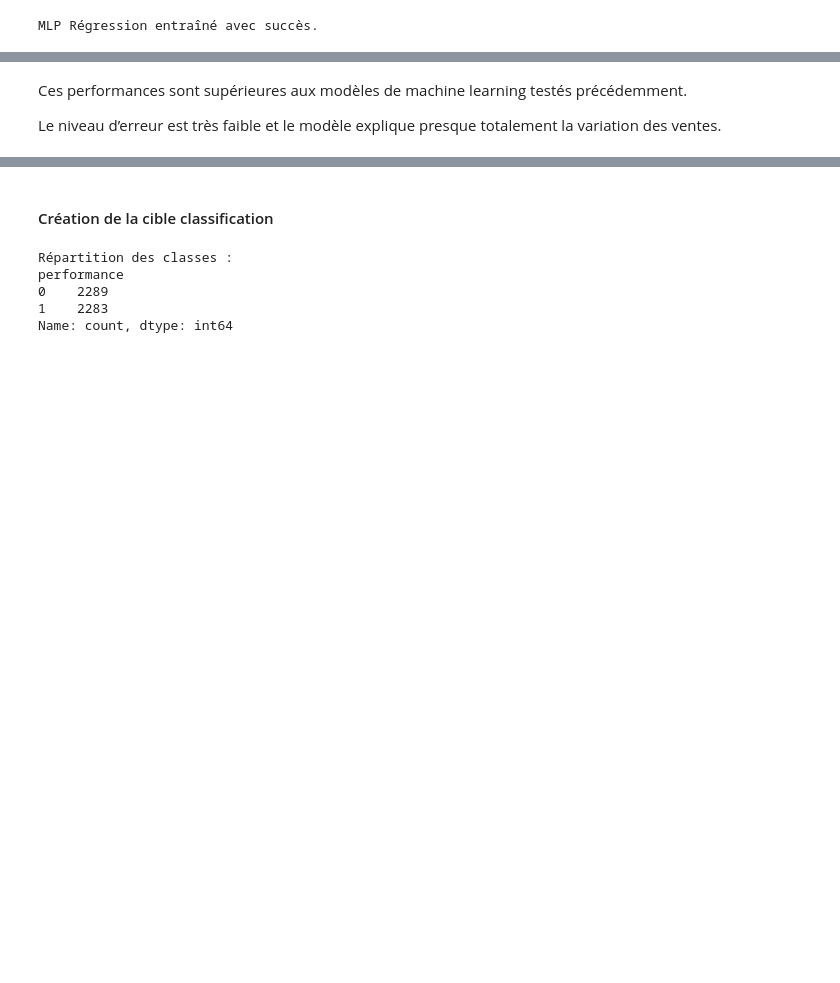
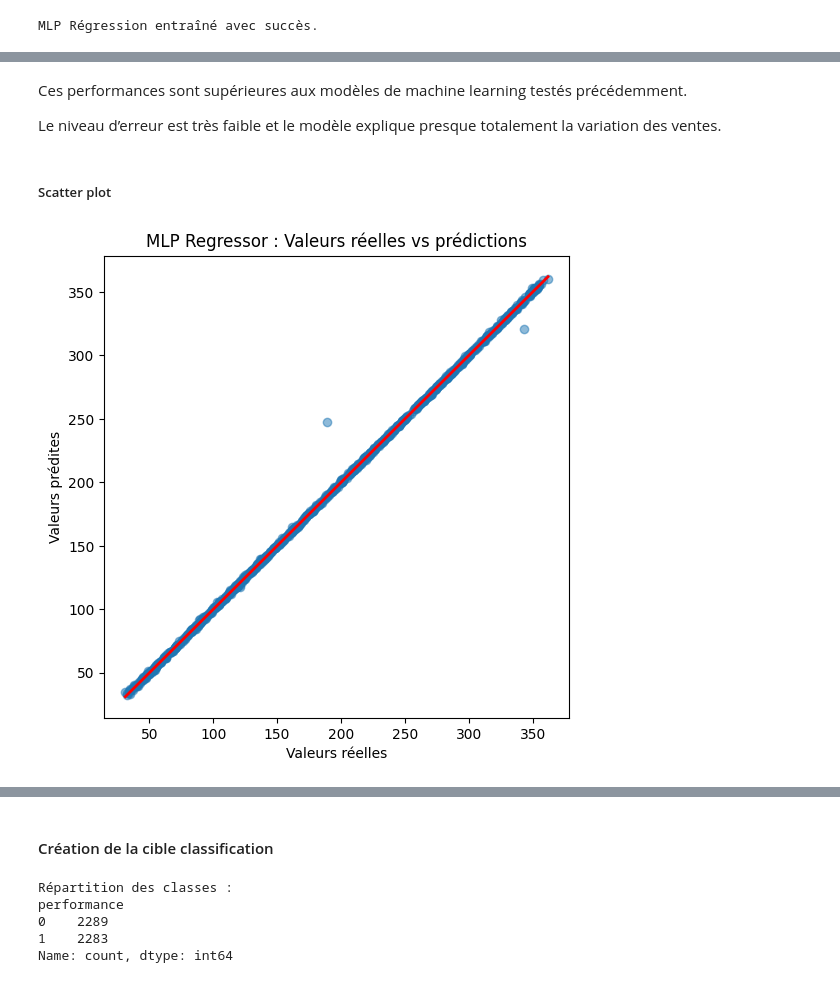
Before and after one commit to thelssa/marketing-roi-ml-project, a Jupyter notebook: notebooks/02_modeling.ipynb, the cells around one changed output, grey strips where cells are left out. Saved outputs shown, nothing was run; the diff lists cells and outputs as text; code cells hidden in the pictures; blank space fills up the shorter version.

```diff
--- a/notebooks/02_modeling.ipynb
+++ b/notebooks/02_modeling.ipynb
@@ -410,4 +509,26 @@ R² : 0.9995
-# %% [markdown]
-Ces performances sont supérieures aux modèles de machine learning testés précédemment.
-
-Le niveau d’erreur est très faible et le modèle explique presque totalement la variation des ventes.
+# %% [markdown]
+Ces performances sont supérieures aux modèles de machine learning testés précédemment.
+
+Le niveau d’erreur est très faible et le modèle explique presque totalement la variation des ventes.
+# %% [markdown]
+##### Scatter plot
+# %%
+import matplotlib.pyplot as plt
+import numpy as np
+
+plt.figure(figsize=(6,6))
+plt.scatter(y_test, y_pred_mlp, alpha=0.5)
+
+plt.plot(
+    [y_test.min(), y_test.max()],
+    [y_test.min(), y_test.max()],
+    color='red',
+    linewidth=2
+)
+
+plt.xlabel("Valeurs réelles")
+plt.ylabel("Valeurs prédites")
+plt.title("MLP Regressor : Valeurs réelles vs prédictions")
+plt.show()
+# %% [output]
+[figure, added]
```
Also changed, not shown: parts of 21 cells of this notebook, 3 other files.
